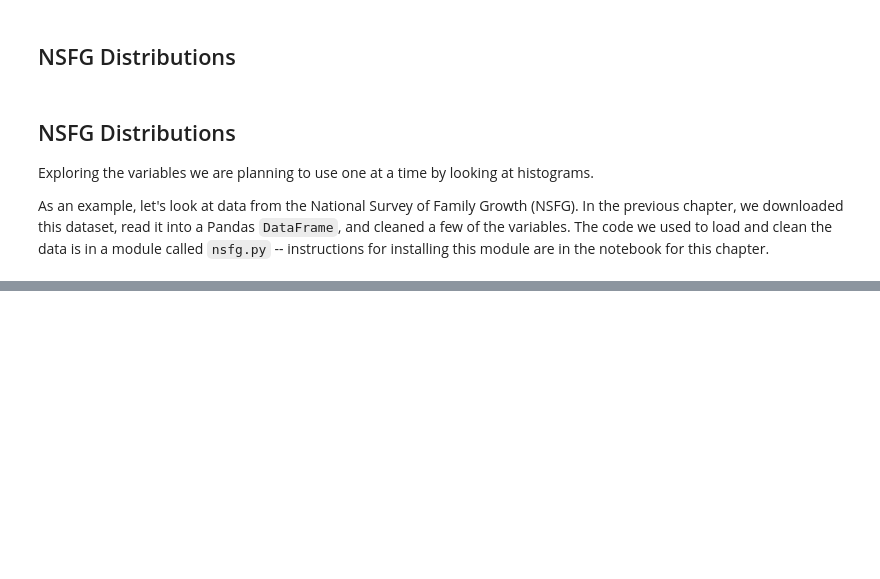
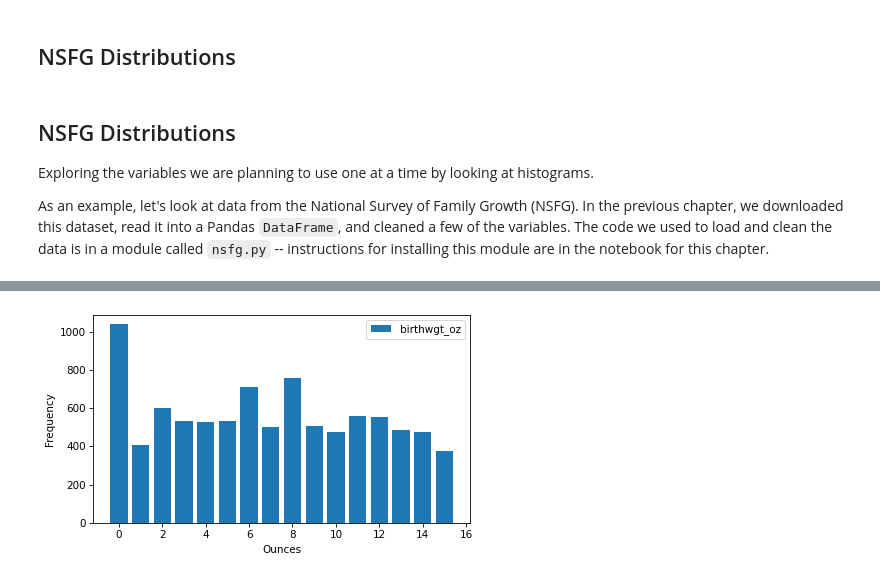
Before and after one commit to mindeleven/algo-trading-bootcamp, a Jupyter notebook: 02-Think-Stats/Notebooks/02_Distributions.ipynb, the cells around one changed output, grey strips where cells are left out. Drawn from its saved outputs; the diff is of its cells as text; code cells hidden in the pictures; blank space fills up the shorter version.

```diff
--- a/02-Think-Stats/Notebooks/02_Distributions.ipynb
+++ b/02-Think-Stats/Notebooks/02_Distributions.ipynb
@@ -124,0 +206,7 @@ BadGzipFile: Not a gzipped file (b've')
+# %%
+# another example: frequency table of birthwgt_oz
+hist_birthwgt = Hist.from_seq(live["birthwgt_oz"], name="birthwgt_oz")
+hist_birthwgt.bar()
+decorate(xlabel="Ounces", ylabel="Frequency")
+# %% [output]
+[figure, added]
```
Also changed, not shown: parts of 24 cells of this notebook.
